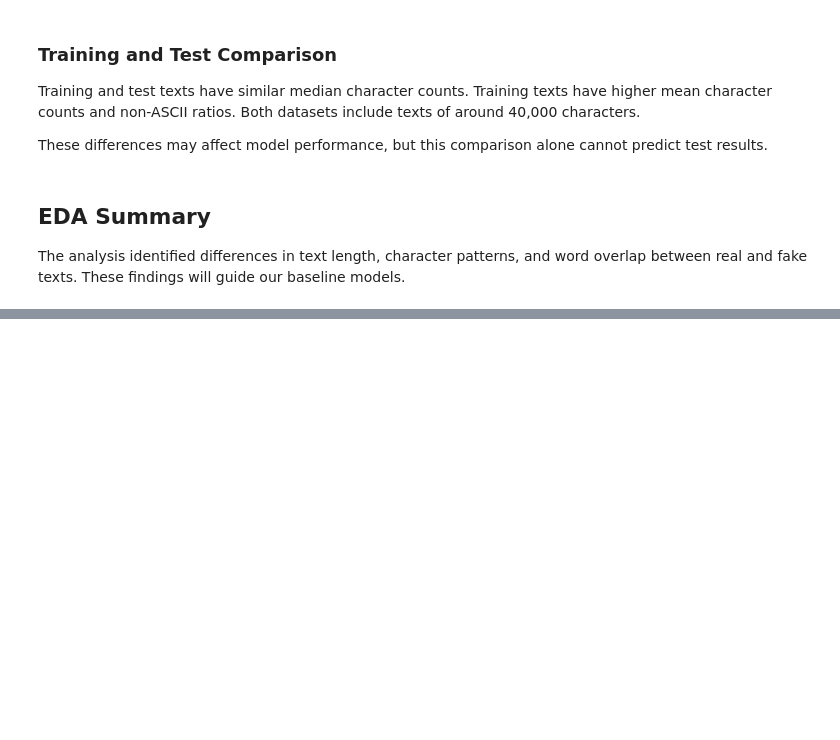
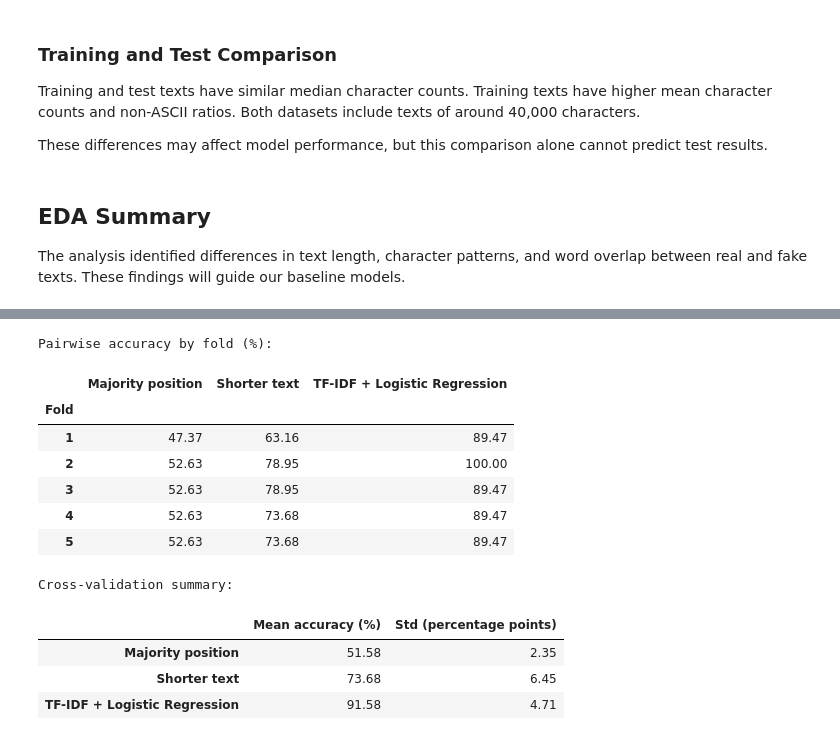
Before and after one commit to tosuun/GROUP66_CENG313, a Jupyter notebook: notebooks/assignment1_eda_baseline.ipynb, the cells around one changed output, grey strips where cells are left out. Drawn from its saved outputs; the diff is of its cells as text; code cells hidden in the pictures; blank space fills up the shorter version.

```diff
--- a/notebooks/assignment1_eda_baseline.ipynb
+++ b/notebooks/assignment1_eda_baseline.ipynb
@@ -654,0 +719,25 @@ These findings will guide our baseline models.
+# %%
+cv_results_df = cross_validate_baselines(pairs_df)
+print("Pairwise accuracy by fold (%):")
+display((cv_results_df * 100).round(2))
+
+cv_summary = pd.DataFrame({
+    "Mean accuracy (%)": cv_results_df.mean() * 100,
+    "Std (percentage points)": cv_results_df.std(ddof=1) * 100
+})
+print("Cross-validation summary:")
+display(cv_summary.round(2))
+# %% [output]
+Pairwise accuracy by fold (%):
+|  | Majority position | Shorter text | TF-IDF + Logistic Regression |
+| Fold |  |  |  |
+| 1 | 47.37 | 63.16 | 89.47 |
+| 2 | 52.63 | 78.95 | 100.00 |
+| 3 | 52.63 | 78.95 | 89.47 |
+| 4 | 52.63 | 73.68 | 89.47 |
+| 5 | 52.63 | 73.68 | 89.47 |
+Cross-validation summary:
+|  | Mean accuracy (%) | Std (percentage points) |
+| Majority position | 51.58 | 2.35 |
+| Shorter text | 73.68 | 6.45 |
+| TF-IDF + Logistic Regression | 91.58 | 4.71 |
```
Also changed, not shown: parts of 28 cells of this notebook, 5 other files.
